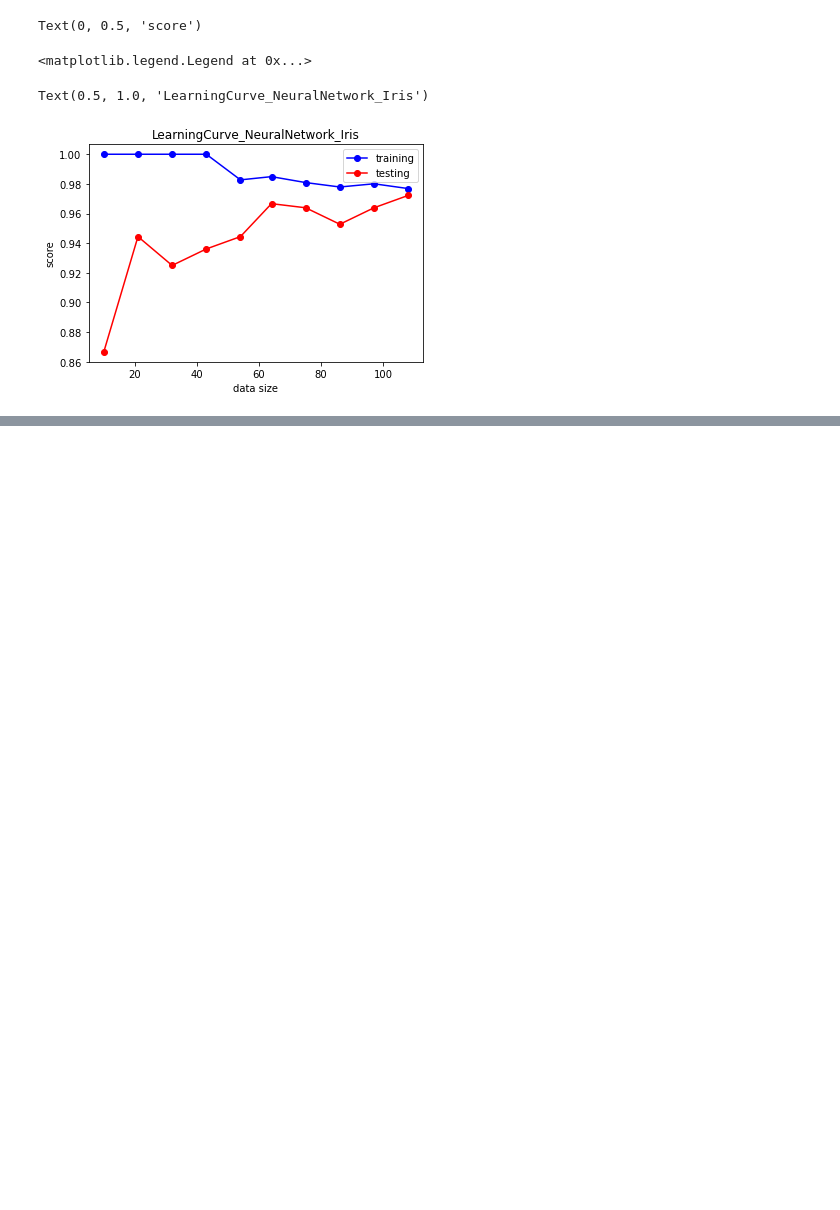
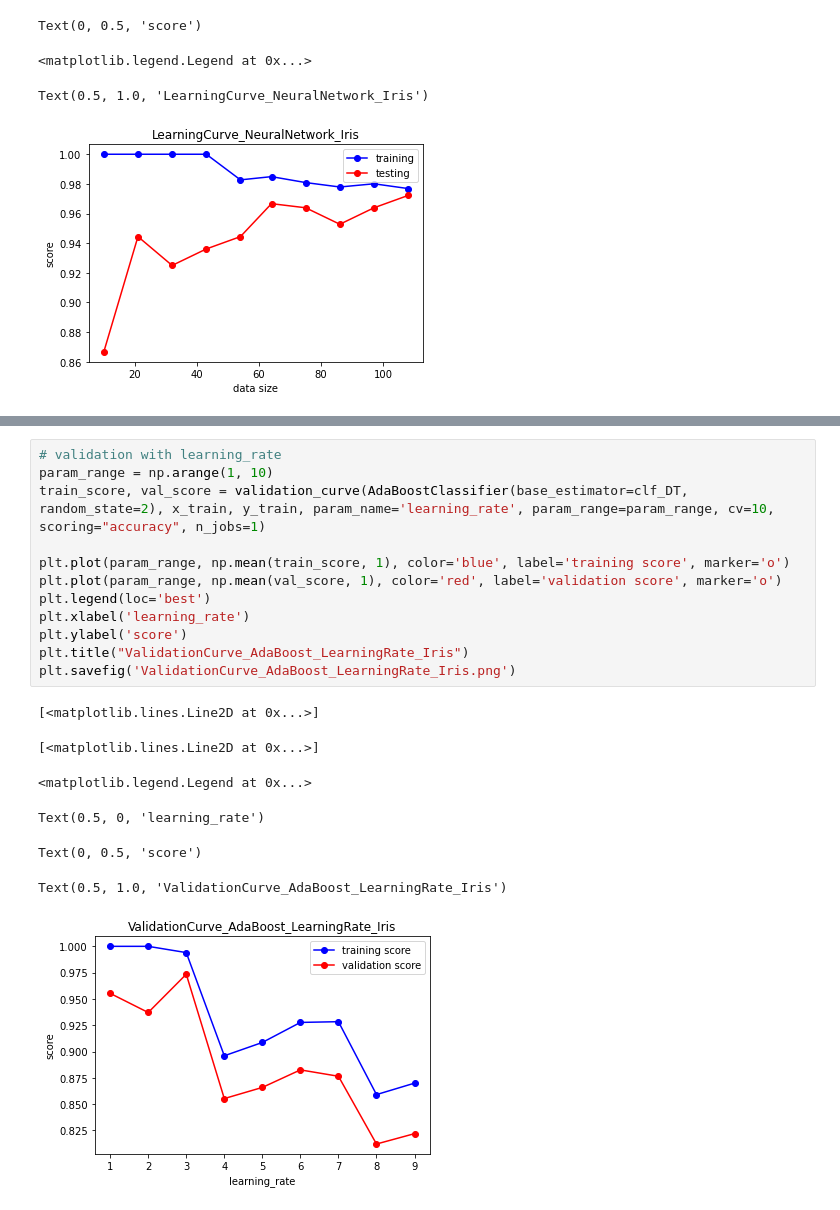
Before and after one commit to sumowll/ML, a Jupyter notebook: Assignment1_Iris.ipynb, the cells around one changed output, grey strips where cells are left out. Saved outputs shown, nothing was run; the diff lists cells and outputs as text; blank space fills up the shorter version.

```diff
--- a/Assignment1_Iris.ipynb
+++ b/Assignment1_Iris.ipynb
@@ -460,0 +501,20 @@ clf.score(x_train, y_train)
+# %%
+# validation with learning_rate
+param_range = np.arange(1, 10)
+train_score, val_score = validation_curve(AdaBoostClassifier(base_estimator=clf_DT, random_state=2), x_train, y_train, param_name='learning_rate', param_range=param_range, cv=10, scoring="accuracy", n_jobs=1)
+
+plt.plot(param_range, np.mean(train_score, 1), color='blue', label='training score', marker='o')
+plt.plot(param_range, np.mean(val_score, 1), color='red', label='validation score', marker='o')
+plt.legend(loc='best')
+plt.xlabel('learning_rate')
+plt.ylabel('score')
+plt.title("ValidationCurve_AdaBoost_LearningRate_Iris")
+plt.savefig('ValidationCurve_AdaBoost_LearningRate_Iris.png')
+# %% [output]
+[<matplotlib.lines.Line2D at 0x...>]
+[<matplotlib.lines.Line2D at 0x...>]
+<matplotlib.legend.Legend at 0x...>
+Text(0.5, 0, 'learning_rate')
+Text(0, 0.5, 'score')
+Text(0.5, 1.0, 'ValidationCurve_AdaBoost_LearningRate_Iris')
+[figure, added]
```
Also changed, not shown: parts of 5 cells of this notebook.
